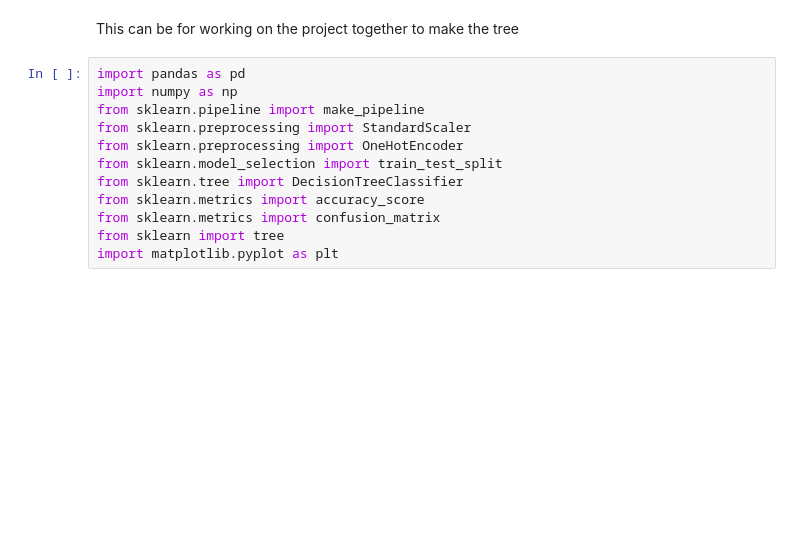
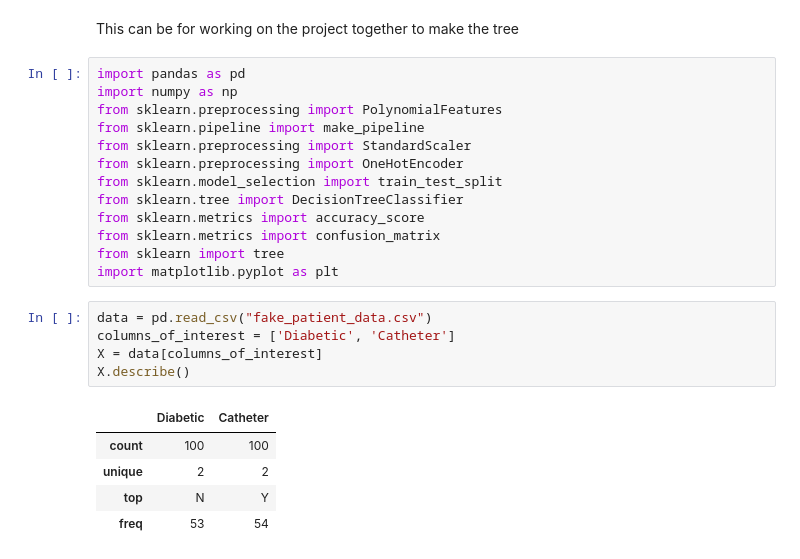
Before and after one commit to edkunz/BIOINFO_UTI_Lab_Work, a Jupyter notebook: Tree_Code.ipynb, the cells around one changed output. Cells and saved outputs as stored; diff of their text form; blank space fills up the shorter version.

```diff
--- a/Tree_Code.ipynb
+++ b/Tree_Code.ipynb
@@ -3,6 +3,7 @@ This can be for working on the project together to make the tree
 # %%
 import pandas as pd
 import numpy as np
+from sklearn.preprocessing import PolynomialFeatures
 from sklearn.pipeline import make_pipeline
 from sklearn.preprocessing import StandardScaler
 from sklearn.preprocessing import OneHotEncoder
@@ -12,4 +13,15 @@ from sklearn.metrics import accuracy_score
 from sklearn.metrics import confusion_matrix
 from sklearn import tree
 import matplotlib.pyplot as plt
+# %%
+data = pd.read_csv("fake_patient_data.csv")
+columns_of_interest = ['Diabetic', 'Catheter']
+X = data[columns_of_interest]
+X.describe()
+# %% [output]
+|  | Diabetic | Catheter |
+| count | 100 | 100 |
+| unique | 2 | 2 |
+| top | N | Y |
+| freq | 53 | 54 |
 # %%
```
Also changed, not shown: parts of 1 cell of this notebook, 1 other file.
